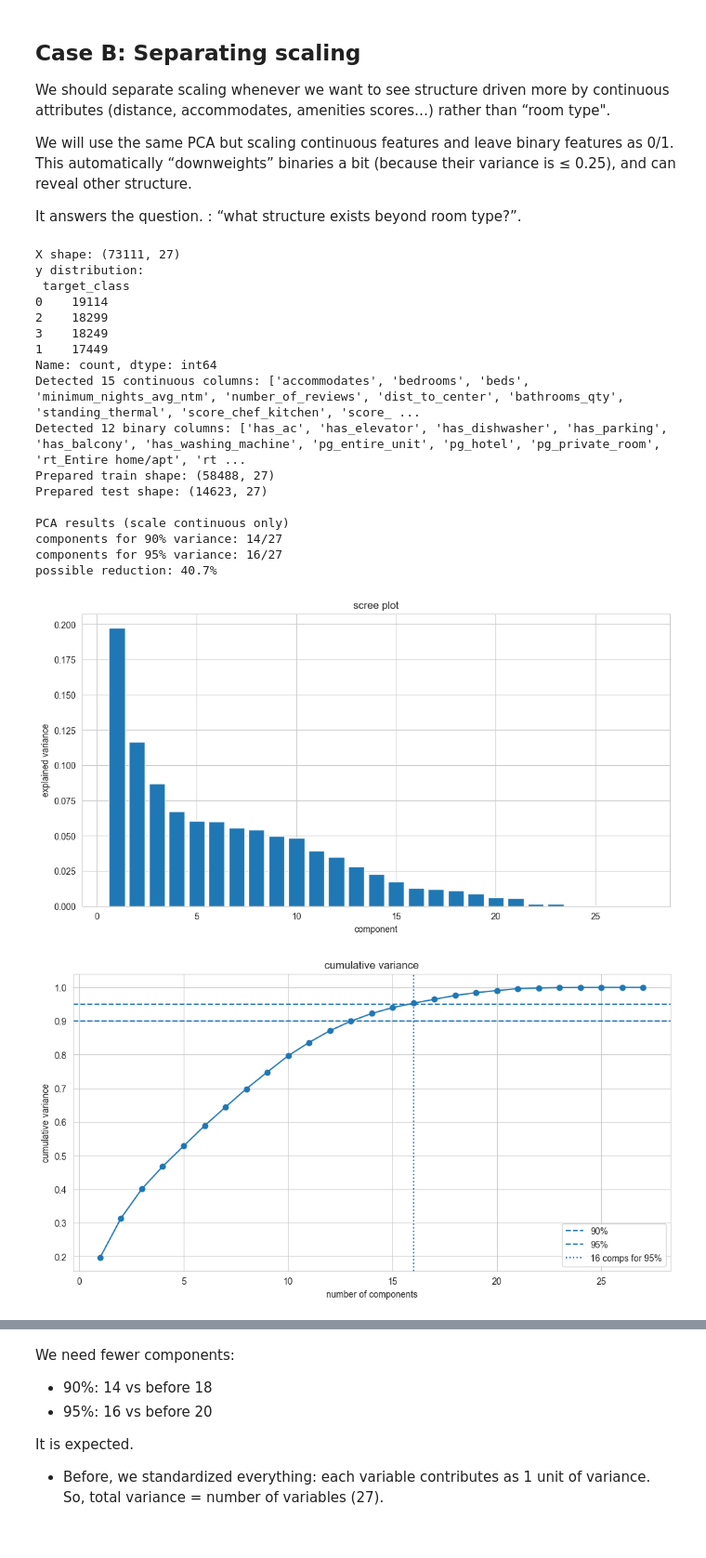
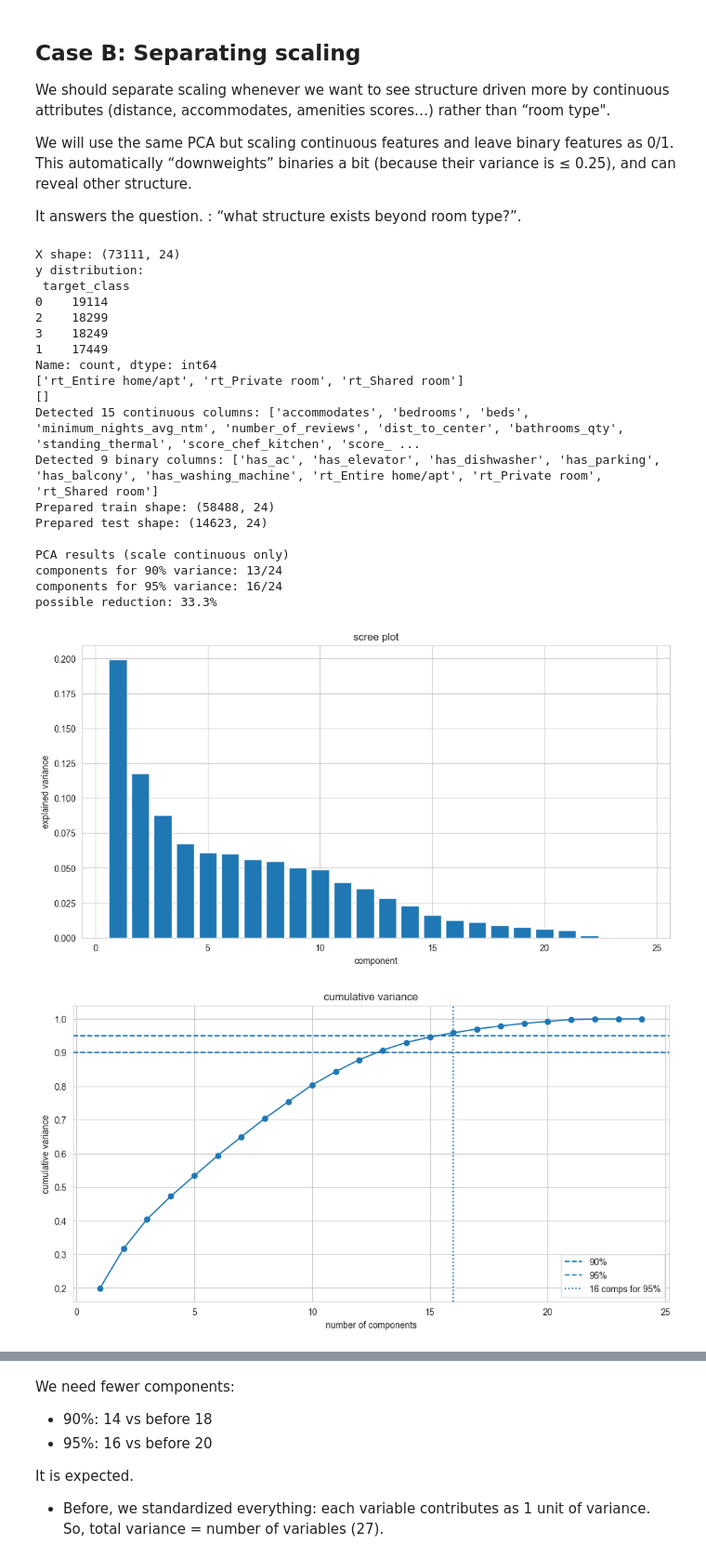
Before and after one commit to Felix-prjcts/ML_Airbnb_domain_generalisation, a Jupyter notebook: ML_Paris/PCA_paris.ipynb, the cells around one changed output, grey strips where cells are left out. Shown at 93% size. Saved outputs shown, nothing was run; the diff lists cells and outputs as text; code cells hidden in the pictures.

```diff
--- a/ML_Paris/PCA_paris.ipynb
+++ b/ML_Paris/PCA_paris.ipynb
@@ -288,8 +346,16 @@ y = df["target_class"].copy()
 # X = features (remove target and leakage-like columns)
 X = df.drop(columns=["target_class", "price_clean", "city_label"], errors="ignore").copy()
 
+pg_cols = [c for c in X.columns if c.startswith("pg_")] # Drop redundant family: pg_*
+X = X.drop(columns=pg_cols)
+
 print("X shape:", X.shape)
 print("y distribution:\n", y.value_counts())
+
+print([c for c in X.columns if c.startswith("rt_")])
+print([c for c in X.columns if c.startswith("pg_")]) #should be empty after drop
+
+
 
 #  Train/test split
 X_train, X_test, y_train, y_test = train_test_split(
@@ -398,42 +464,44 @@ pc1 = pca_full.components_[0]
 pc2 = pca_full.components_[1]
 
 plt.figure(figsize=(7, 7))
 plt.axhline(0, linestyle="--")
 plt.axvline(0, linestyle="--")
 plt.title("Correlation circle (PC1 vs PC2)")
 
 for i, col in enumerate(X.columns):
     plt.arrow(0, 0, pc1[i], pc2[i], head_width=0.01, alpha=0.7, color="red")
     # Option: label only the strongest arrows to keep it readable
     # if abs(pc1[i]) + abs(pc2[i]) > 0.35:
     #     plt.text(pc1[i]*1.05, pc2[i]*1.05, col, fontsize=9)
 
 plt.xlabel("PC1")
 plt.ylabel("PC2")
 plt.xlim(-1, 1)
 plt.ylim(-1, 1)
 plt.grid(True, alpha=0.2)
 plt.show()
 # %% [output]
-X shape: (73111, 27)
+X shape: (73111, 24)
 y distribution:
  target_class
 0    19114
 2    18299
 3    18249
 1    17449
 Name: count, dtype: int64
+['rt_Entire home/apt', 'rt_Private room', 'rt_Shared room']
+[]
 Detected 15 continuous columns: ['accommodates', 'bedrooms', 'beds', 'minimum_nights_avg_ntm', 'number_of_reviews', 'dist_to_center', 'bathrooms_qty', 'standing_thermal', 'score_chef_kitchen', 'score_ ...
-Detected 12 binary columns: ['has_ac', 'has_elevator', 'has_dishwasher', 'has_parking', 'has_balcony', 'has_washing_machine', 'pg_entire_unit', 'pg_hotel', 'pg_private_room', 'rt_Entire home/apt', 'rt ...
-Prepared train shape: (58488, 27)
-Prepared test shape: (14623, 27)
+Detected 9 binary columns: ['has_ac', 'has_elevator', 'has_dishwasher', 'has_parking', 'has_balcony', 'has_washing_machine', 'rt_Entire home/apt', 'rt_Private room', 'rt_Shared room']
+Prepared train shape: (58488, 24)
+Prepared test shape: (14623, 24)
 
 PCA results (scale continuous only)
-components for 90% variance: 14/27
-components for 95% variance: 16/27
-possible reduction: 40.7%
+components for 90% variance: 13/24
+components for 95% variance: 16/24
+possible reduction: 33.3%
-[figure, old version]
+[figure, new version]
-[figure, old version]
+[figure, new version]
 [figure]
 Top 10 features PC1 (abs loading):
               feature   loading
```
Also changed, not shown: parts of 13 cells of this notebook.
